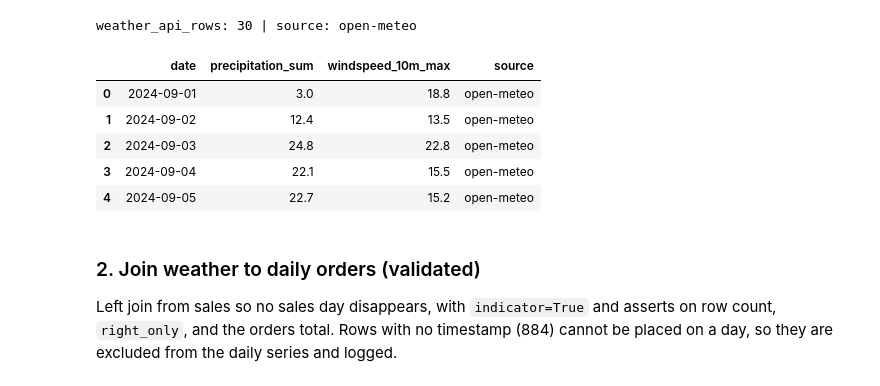
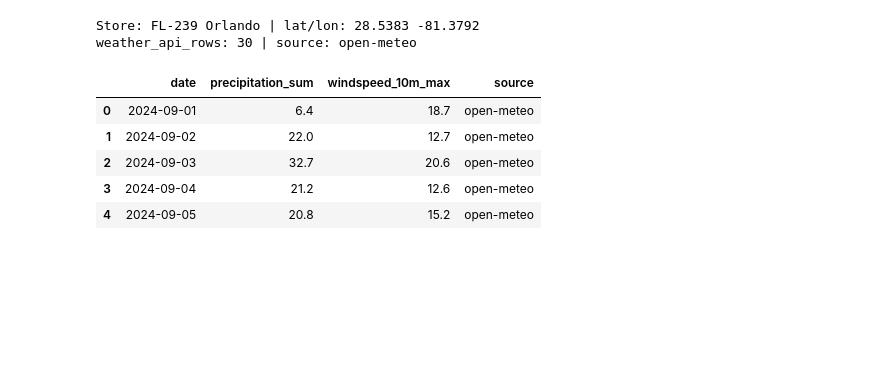
Before and after one commit to NateG-10/F26-DS2002-Midterm-Repo-Nate-Mohamed-Mouad, a Jupyter notebook: notebooks/scratch/mohamed_scratch.ipynb, the cells around one changed output. Cells and saved outputs as stored; diff of their text form; code cells hidden in the pictures; blank space fills up the shorter version.

Commit message:
Revise Q3: Orlando store FL-239 weather match, validated join, findings, slide notes

```diff
--- a/notebooks/scratch/mohamed_scratch.ipynb
+++ b/notebooks/scratch/mohamed_scratch.ipynb
@@ -53,41 +60,64 @@ Open-Meteo archive API, daily precipitation and max wind for Orlando. It has a t
 # %%
+import time
+import requests
+import numpy as np
+import matplotlib.pyplot as plt
+
 BASE = "https://archive-api.open-meteo.com/v1/archive"
 RETRY_STATUSES = {429, 500, 502, 503, 504}
 
-def daily_weather(start, end, lat=28.54, lon=-81.38, tries=3):
-    params = {"latitude": lat, "longitude": lon, "start_date": start, "end_date": end,
-              "daily": "precipitation_sum,windspeed_10m_max", "timezone": "America/New_York"}
+
+def daily_weather(start, end, lat, lon, tries=3):
+    params = {
+        "latitude": lat, "longitude": lon,
+        "start_date": start, "end_date": end,
+        "daily": "precipitation_sum,windspeed_10m_max",
+        "timezone": "America/New_York"
+    }
+
     for attempt in range(1, tries + 1):
         try:
             r = requests.get(BASE, params=params, timeout=10)
         except (requests.Timeout, requests.ConnectionError):
             if attempt == tries:
                 raise
             time.sleep(2 ** attempt)
             continue
+
         if r.status_code in RETRY_STATUSES:
             if attempt == tries:
                 r.raise_for_status()
             time.sleep(2 ** attempt)
             continue
+
         r.raise_for_status()
-        frame = pd.DataFrame(r.json()["daily"]).rename(columns={"time": "date"})
+
+        frame = pd.DataFrame(r.json()["daily"]).rename(
+            columns={"time": "date"}
+        )
         frame["date"] = pd.to_datetime(frame["date"])
         frame["source"] = "open-meteo"
         return frame
 
-weather = daily_weather("2024-09-01", "2024-09-30")
+
+# Orlando store coordinates come from the cleaned store reference
+orlando = stores_clean.loc[stores_clean["store_id_clean"] == "FL-239"].iloc[0]
+print("Store:", orlando["store_id_clean"], orlando["city"],
+      "| lat/lon:", orlando["latitude"], orlando["longitude"])
+
+weather = daily_weather(
+    "2024-09-01", "2024-09-30",
+    lat=float(orlando["latitude"]), lon=float(orlando["longitude"])
+)
+
 print("weather_api_rows:", len(weather), "| source:", weather["source"].iloc[0])
-weather.head()
+display(weather.head())
 # %% [output]
+Store: FL-239 Orlando | lat/lon: 28.5383 -81.3792
 weather_api_rows: 30 | source: open-meteo
 |  | date | precipitation_sum | windspeed_10m_max | source |
-| 0 | 2024-09-01 | 3.0 | 18.8 | open-meteo |
-| 1 | 2024-09-02 | 12.4 | 13.5 | open-meteo |
-| 2 | 2024-09-03 | 24.8 | 22.8 | open-meteo |
-| 3 | 2024-09-04 | 22.1 | 15.5 | open-meteo |
-| 4 | 2024-09-05 | 22.7 | 15.2 | open-meteo |
+| 0 | 2024-09-01 | 6.4 | 18.7 | open-meteo |
+| 1 | 2024-09-02 | 22.0 | 12.7 | open-meteo |
+| 2 | 2024-09-03 | 32.7 | 20.6 | open-meteo |
+| 3 | 2024-09-04 | 21.2 | 12.6 | open-meteo |
+| 4 | 2024-09-05 | 20.8 | 15.2 | open-meteo |
-# %% [markdown]
-### 2. Join weather to daily orders (validated)
-
-Left join from sales so no sales day disappears, with `indicator=True` and asserts on row count, `right_only`, and the orders total. Rows with no timestamp (884) cannot be placed on a day, so they are excluded from the daily series and logged.
```
Also changed, not shown: parts of 17 cells of this notebook, 2 other files.
